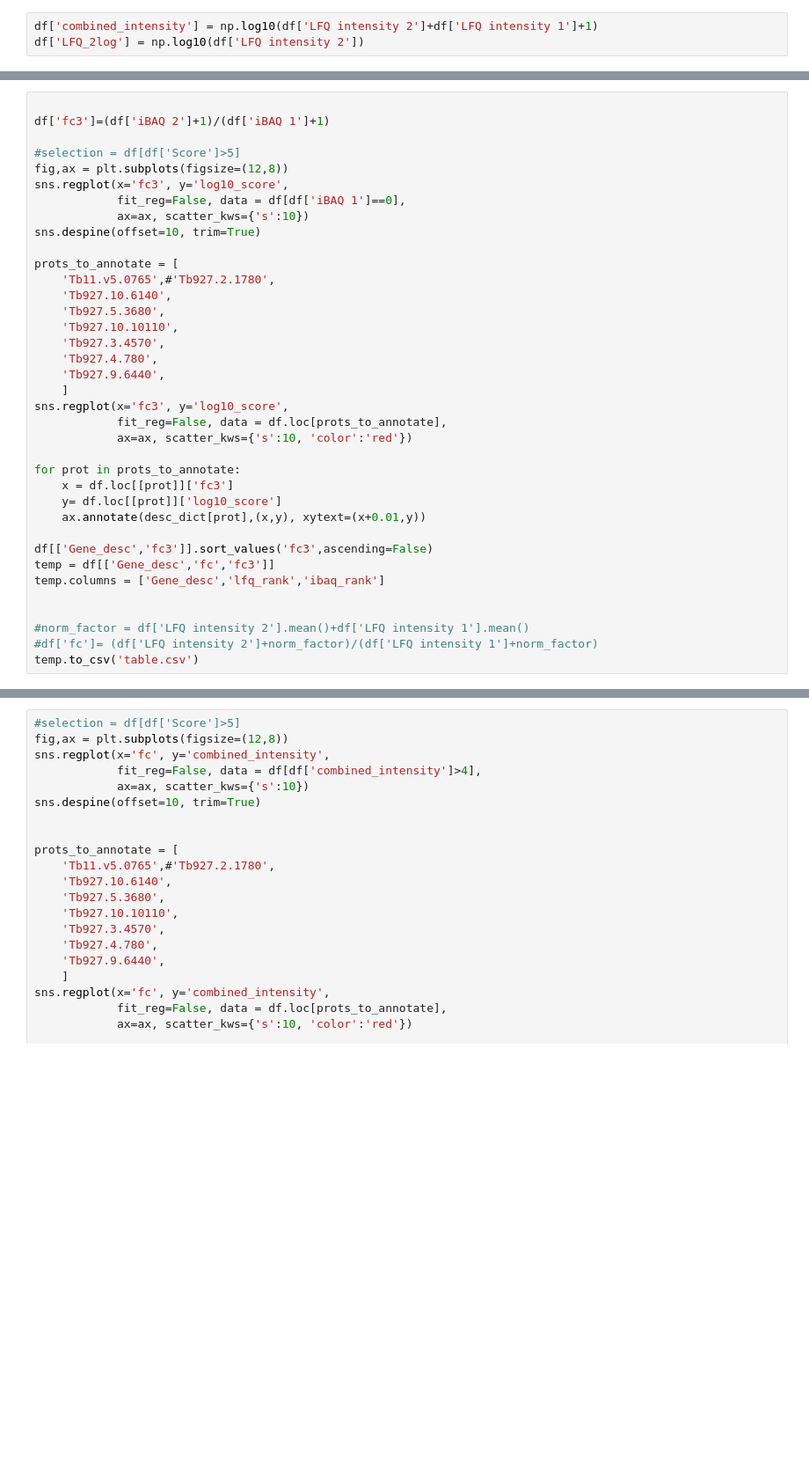
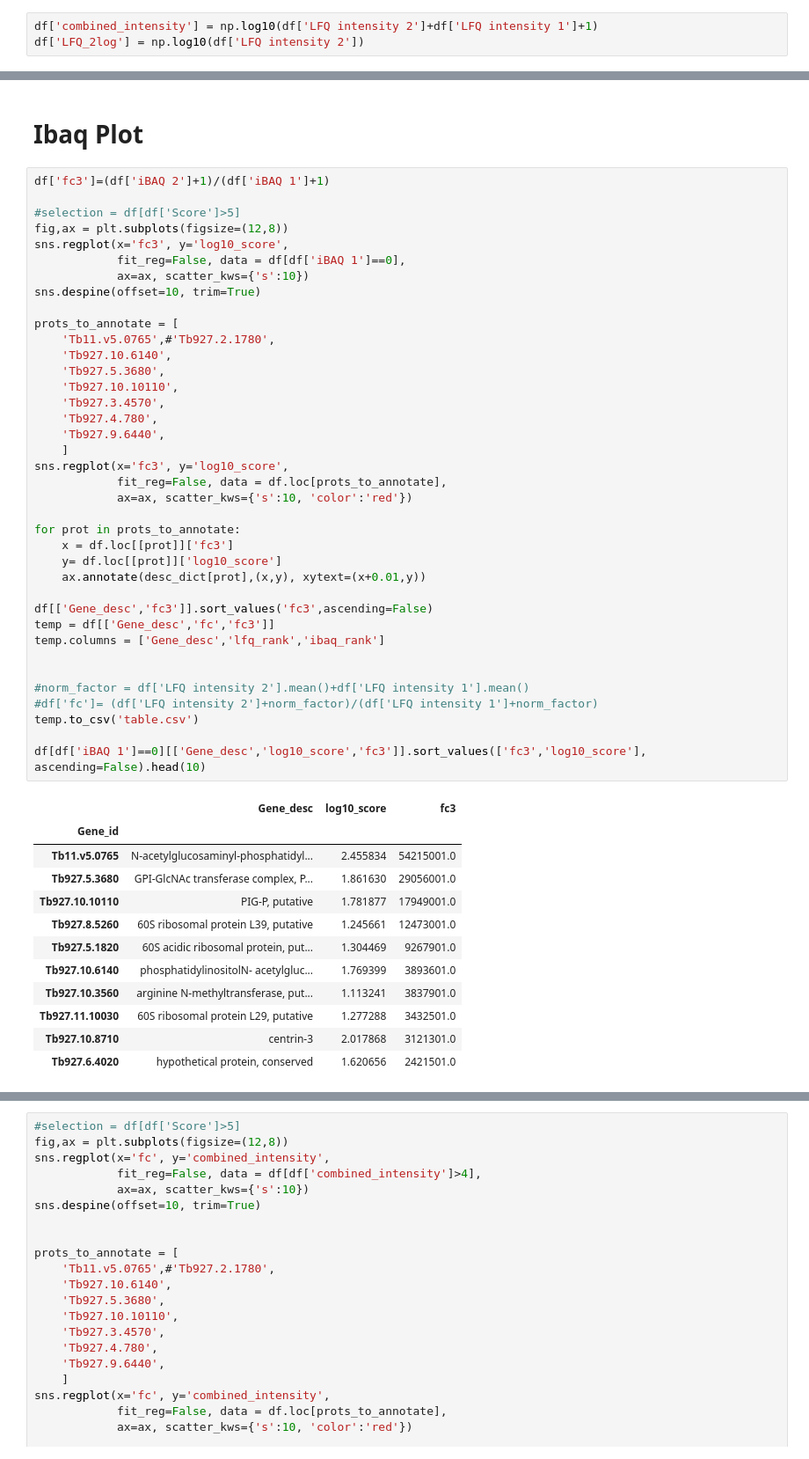
Before and after one commit to mtinti/zhe_20190318, a Jupyter notebook: txt_20190318.ipynb, the cells around one changed output, grey strips where cells are left out. Shown at 88% size. Saved outputs shown, nothing was run; the diff lists cells and outputs as text; blank space fills up the shorter version.

```diff
--- a/txt_20190318.ipynb
+++ b/txt_20190318.ipynb
@@ -160,6 +175,7 @@ for prot in prots_to_annotate:
 [figure]
+# %% [markdown]
+# Ibaq Plot
 # %%
-
 df['fc3']=(df['iBAQ 2']+1)/(df['iBAQ 1']+1)
 
 #selection = df[df['Score']>5]
@@ -169,31 +185,45 @@ sns.regplot(x='fc3', y='log10_score',
             ax=ax, scatter_kws={'s':10})
 sns.despine(offset=10, trim=True)
 
 prots_to_annotate = [
     'Tb11.v5.0765',#'Tb927.2.1780',
     'Tb927.10.6140',
     'Tb927.5.3680',
     'Tb927.10.10110',
     'Tb927.3.4570',
     'Tb927.4.780',
     'Tb927.9.6440',
     ]
 sns.regplot(x='fc3', y='log10_score',
             fit_reg=False, data = df.loc[prots_to_annotate],
             ax=ax, scatter_kws={'s':10, 'color':'red'})
 
 for prot in prots_to_annotate:
     x = df.loc[[prot]]['fc3']
     y= df.loc[[prot]]['log10_score']
     ax.annotate(desc_dict[prot],(x,y), xytext=(x+0.01,y))
 
 df[['Gene_desc','fc3']].sort_values('fc3',ascending=False)
 temp = df[['Gene_desc','fc','fc3']]
 temp.columns = ['Gene_desc','lfq_rank','ibaq_rank']
 
 
 #norm_factor = df['LFQ intensity 2'].mean()+df['LFQ intensity 1'].mean()
 #df['fc']= (df['LFQ intensity 2']+norm_factor)/(df['LFQ intensity 1']+norm_factor)
 temp.to_csv('table.csv')
+
+df[df['iBAQ 1']==0][['Gene_desc','log10_score','fc3']].sort_values(['fc3','log10_score'], ascending=False).head(10)
 # %% [output]
+|  | Gene_desc | log10_score | fc3 |
+| Gene_id |  |  |  |
+| Tb11.v5.0765 | N-acetylglucosaminyl-phosphatidyl... | 2.455834 | 54215001.0 |
+| Tb927.5.3680 | GPI-GlcNAc transferase complex, P... | 1.861630 | 29056001.0 |
+| Tb927.10.10110 | PIG-P, putative | 1.781877 | 17949001.0 |
+| Tb927.8.5260 | 60S ribosomal protein L39, putative | 1.245661 | 12473001.0 |
+| Tb927.5.1820 | 60S acidic ribosomal protein, put... | 1.304469 | 9267901.0 |
+| Tb927.10.6140 | phosphatidylinositolN- acetylgluc... | 1.769399 | 3893601.0 |
+| Tb927.10.3560 | arginine N-methyltransferase, put... | 1.113241 | 3837901.0 |
+| Tb927.11.10030 | 60S ribosomal protein L29, putative | 1.277288 | 3432501.0 |
+| Tb927.10.8710 | centrin-3 | 2.017868 | 3121301.0 |
+| Tb927.6.4020 | hypothetical protein, conserved | 1.620656 | 2421501.0 |
 [figure]
```
Also changed, not shown: parts of 3 cells of this notebook.
